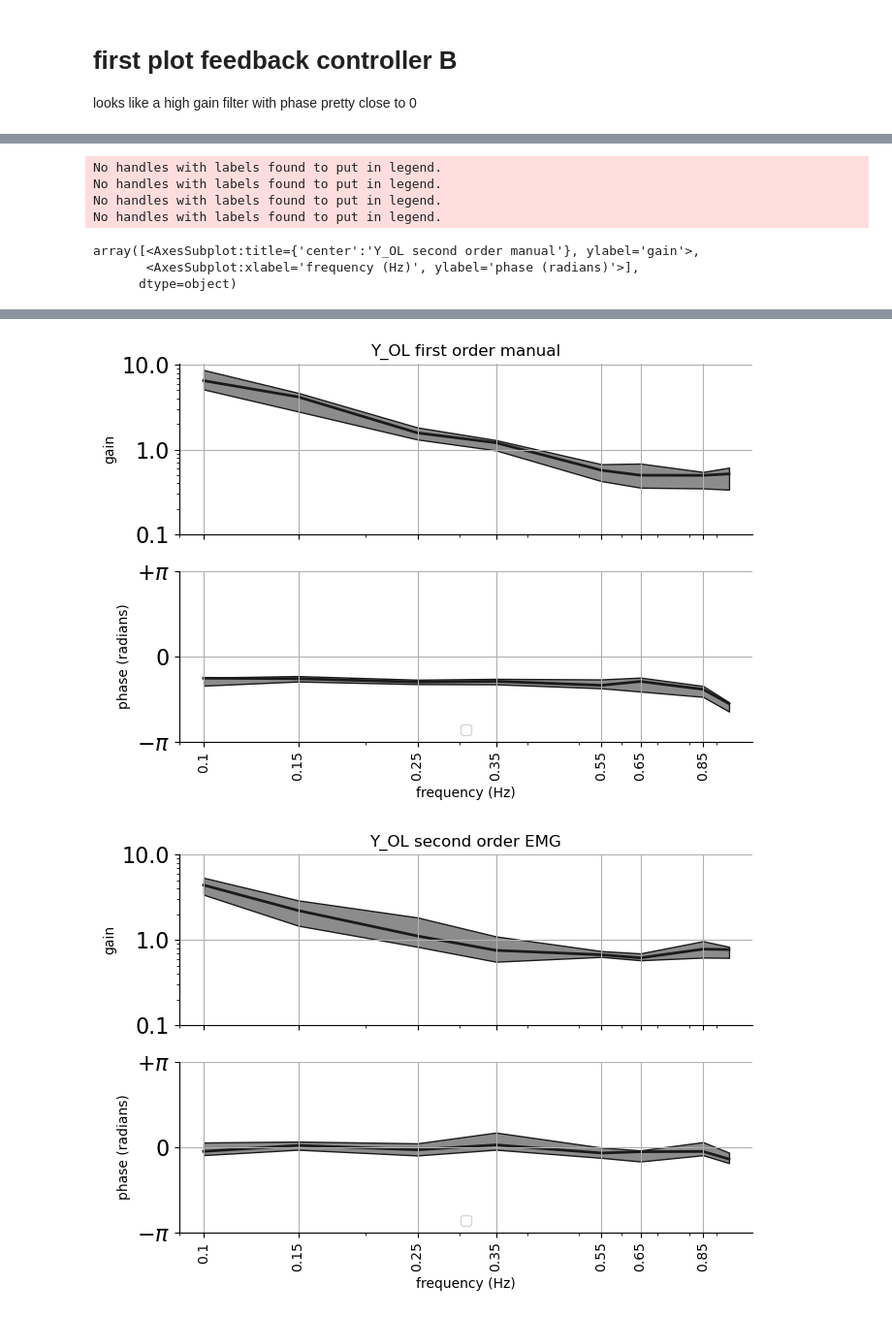
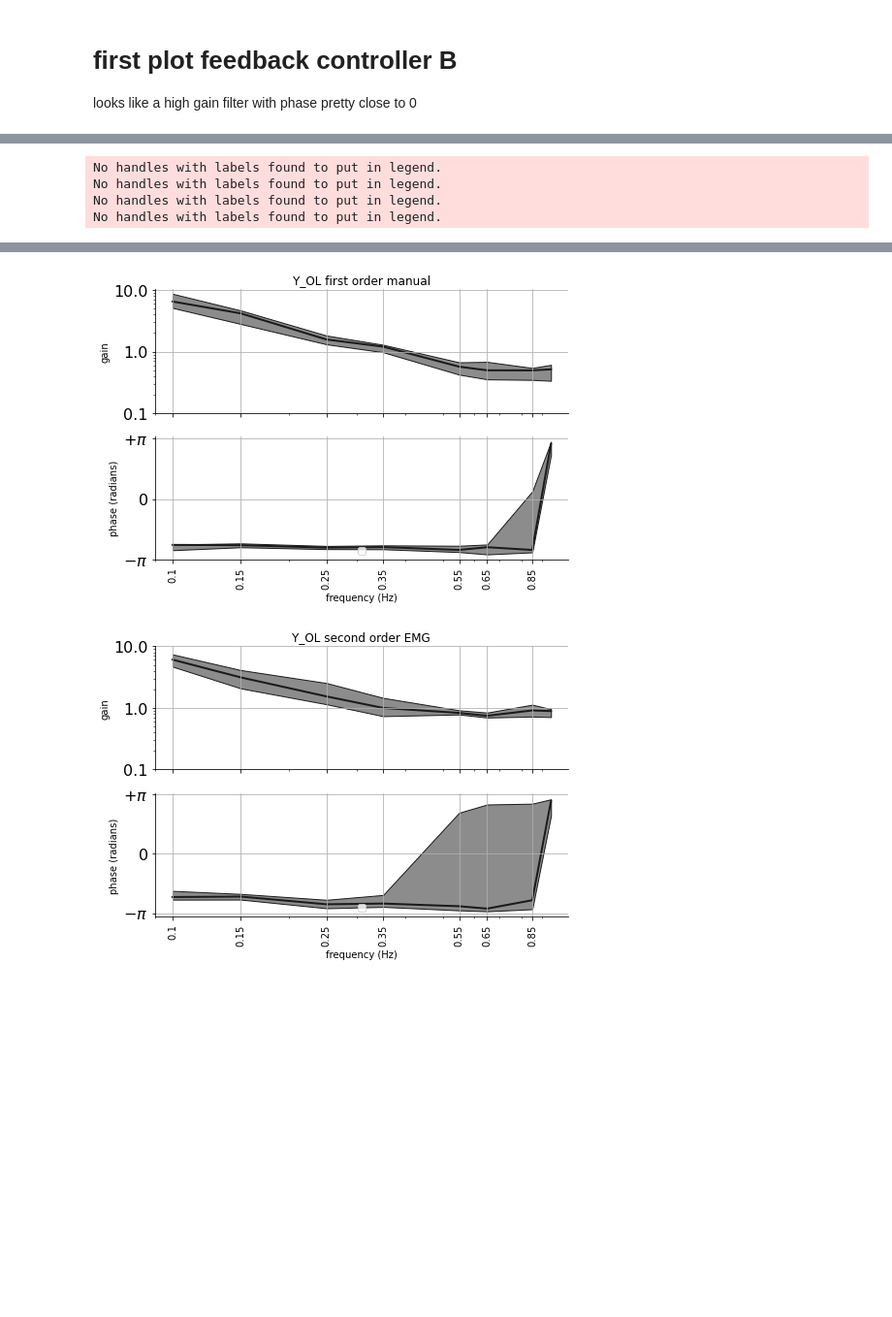
Before and after one commit to hachouuw/EMGdelay-analysis, a Jupyter notebook: MY_sanity_check.ipynb, the cells around one changed output, grey strips where cells are left out. Shown at 97% size. Drawn from its saved outputs; the diff is of its cells as text; code cells hidden in the pictures; blank space fills up the shorter version.

```diff
--- a/MY_sanity_check.ipynb
+++ b/MY_sanity_check.ipynb
@@ -21,7 +22,7 @@ mpl.rcParams.update(mpl.rcParamsDefault)
 each B has 11 participants and 8 stimulated frequencies
 # %%
 # load EMG 1st order feedback controllers
-f = open("LNP_FB_1st.pickle","rb")
+f = open("LNP_FB_1st_emg.pickle","rb")
 B_fo_emg = pickle.load(f,encoding='latin1')
 f.close()
 
@@ -45,6 +46,8 @@ soIX = primes*2
 base = 20
 
 freqs = primes/base
+omegas = freqs*np.pi*2
+s = 1j*omegas
 xlim = (freqs[0]-.01,freqs[-1]+.1)
 #xlim = (1.5/base,21.0/base)
 
@@ -161,18 +153,18 @@ array([<AxesSubplot:title={'center':'B second order manual'}, ylabel='gain'>,
 Mfo = lambda s: 1/s
 Mso = lambda s: 1/(s*(s+1))
 
-bode_plot(data=(B_fo_emg*Mfo(freqs*2*np.pi)), do_ylabels=True,title='Y_OL first order EMG')
+axs = bode_plot(data=(B_fo_emg*Mfo(s)), do_ylabels=True,title='Y_OL first order EMG')
+axm,axp = axs
+# axm.plot(3.5/(1j*omegas))
 
-bode_plot(data=(B_fo_man*Mfo(freqs*2*np.pi)), do_ylabels=True,title='Y_OL first order manual')
+axs = bode_plot(data=(B_fo_man*Mfo(s)), do_ylabels=True,title='Y_OL first order manual')
 
-bode_plot(data=(B_so_emg*Mso(freqs*2*np.pi)), do_ylabels=True,title='Y_OL second order EMG')
+axs = bode_plot(data=(B_so_emg*Mso(s)), do_ylabels=True,title='Y_OL second order EMG')
 
-bode_plot(data=(B_so_man*Mso(freqs*2*np.pi)), do_ylabels=True,title='Y_OL second order manual')
+axs = bode_plot(data=(B_so_man*Mso(s)), do_ylabels=True,title='Y_OL second order manual')
+plt.show()
 # %% [output]
 No handles with labels found to put in legend.
 No handles with labels found to put in legend.
 No handles with labels found to put in legend.
 No handles with labels found to put in legend.
-array([<AxesSubplot:title={'center':'Y_OL second order manual'}, ylabel='gain'>,
-       <AxesSubplot:xlabel='frequency (Hz)', ylabel='phase (radians)'>],
-      dtype=object)
@@ -180,2 +172,2 @@ array([<AxesSubplot:title={'center':'Y_OL second order manual'}, ylabel='gain'>,
-[figure, old version]
+[figure, new version]
-[figure, old version]
+[figure, new version]
```
Also changed, not shown: parts of 7 cells of this notebook.
